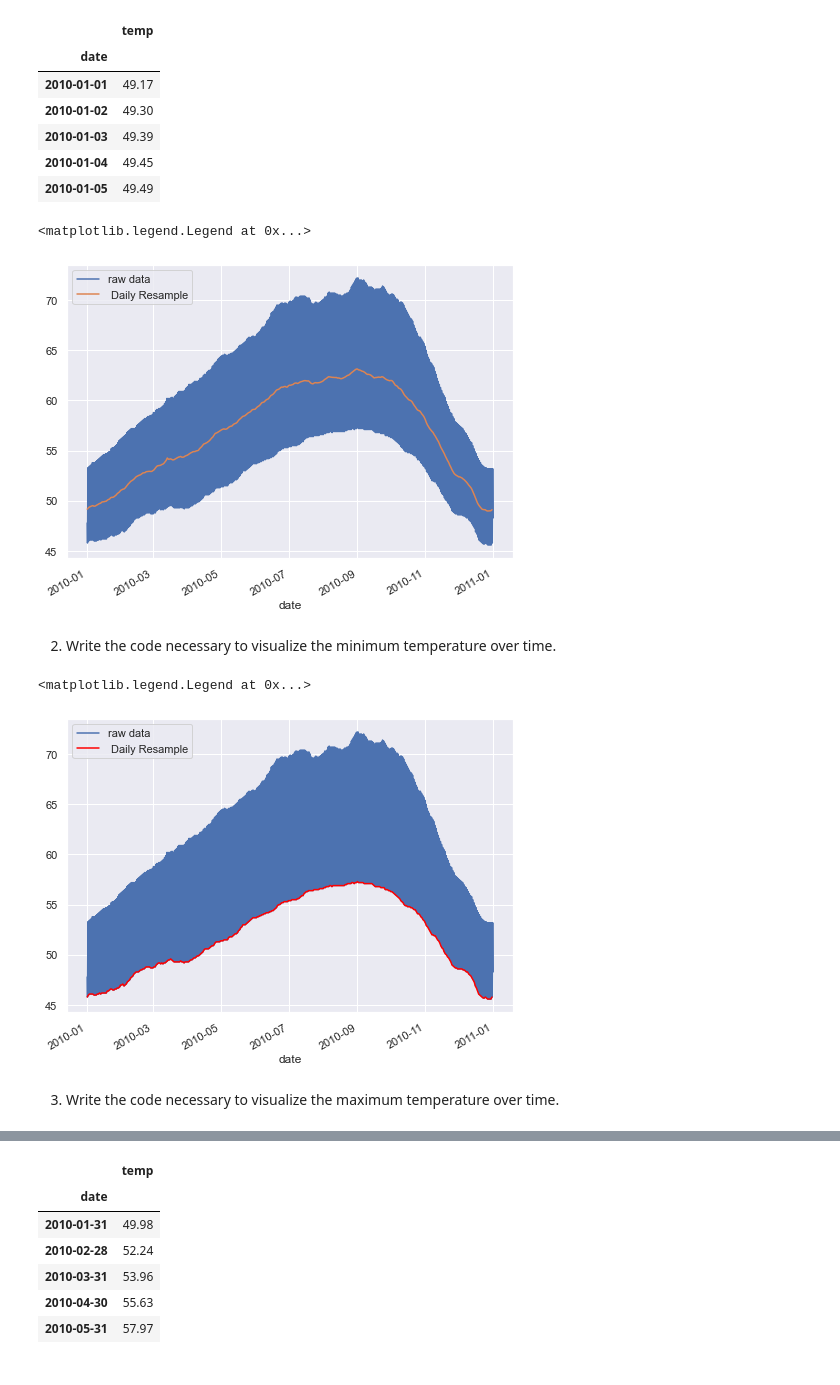
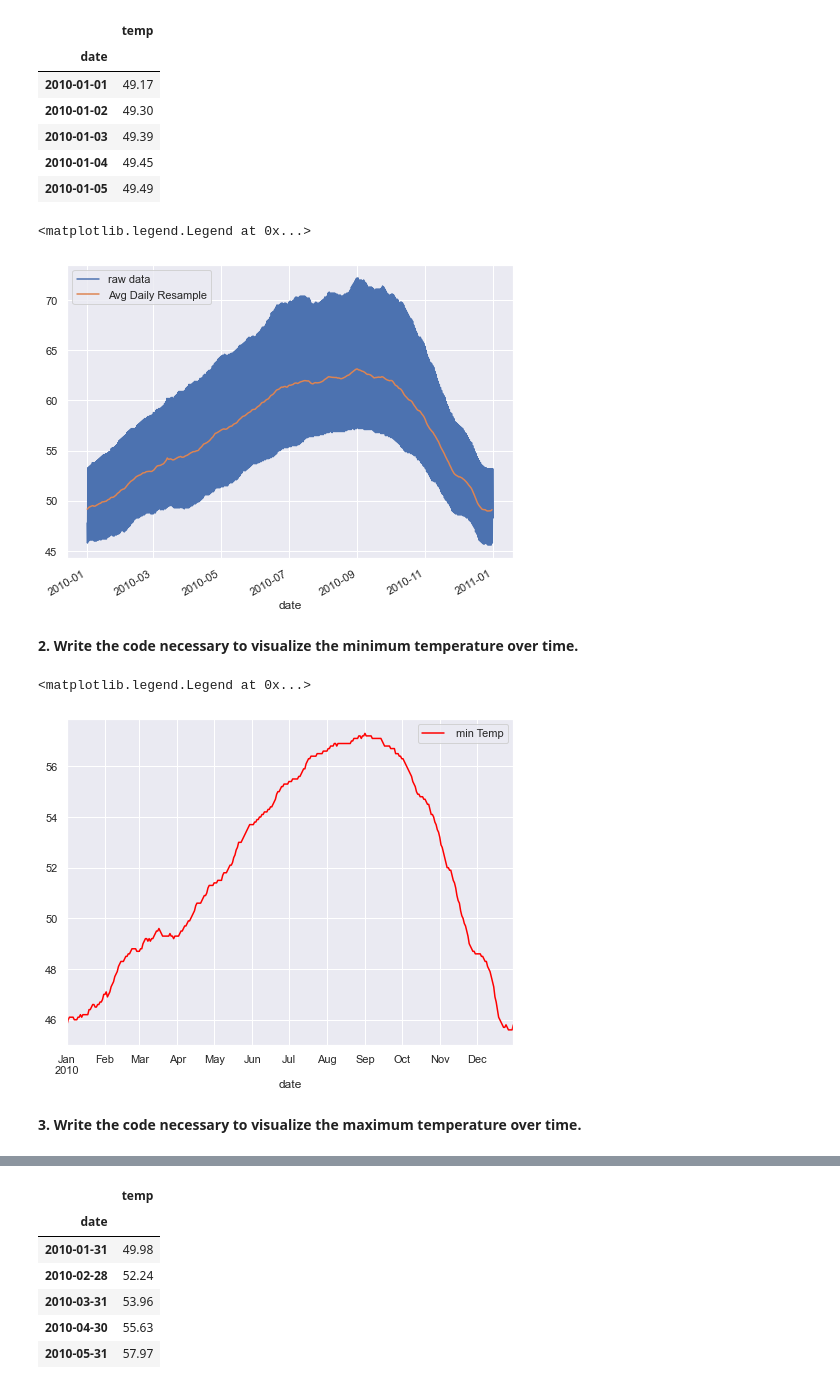
Before and after one commit to cindyvillanuevads/time-series-exercises, a Jupyter notebook: working_time_series.ipynb, the cells around one changed output, grey strips where cells are left out. Saved outputs shown, nothing was run; the diff lists cells and outputs as text; code cells hidden in the pictures.

```diff
--- a/working_time_series.ipynb
+++ b/working_time_series.ipynb
@@ -68,23 +60,23 @@ df.resample('D').mean().head()
 | 2010-01-04 | 49.45 |
 | 2010-01-05 | 49.49 |
 # %%
-# Plot raw data with daily resampled data
+# Plot raw data with daily avg resampled data
 
 df.temp.plot(label = 'raw data')
-df.resample('D').mean().temp.plot(label = ' Daily Resample')
+df.resample('D').mean().temp.plot(label = 'Avg Daily Resample')
 plt.legend()
 # %% [output]
 <matplotlib.legend.Legend at 0x...>
-[figure, old version]
+[figure, new version]
 # %% [markdown]
-2. Write the code necessary to visualize the minimum temperature over time.
+**2. Write the code necessary to visualize the minimum temperature over time.**
 # %%
-df.temp.plot(label = 'raw data')
-df.resample('D').min().temp.plot(label = ' Daily Resample',  color = 'red')
+#df.temp.plot(label = 'raw data')
+df.resample('D').min().temp.plot(label = ' min Temp',  color = 'red')
 plt.legend()
 # %% [output]
 <matplotlib.legend.Legend at 0x...>
-[figure, old version]
+[figure, new version]
 # %% [markdown]
-3. Write the code necessary to visualize the maximum temperature over time.
+**3. Write the code necessary to visualize the maximum temperature over time.**
 # %%
```
Also changed, not shown: parts of 81 cells of this notebook.
